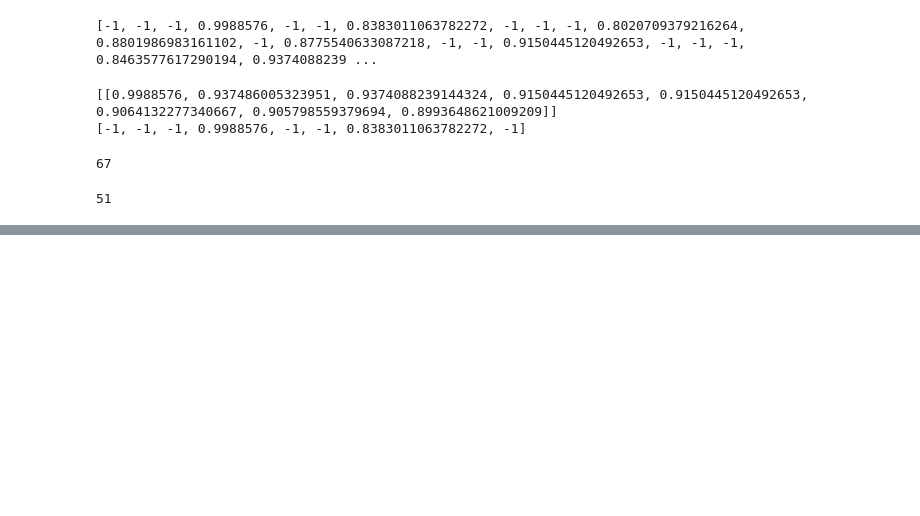
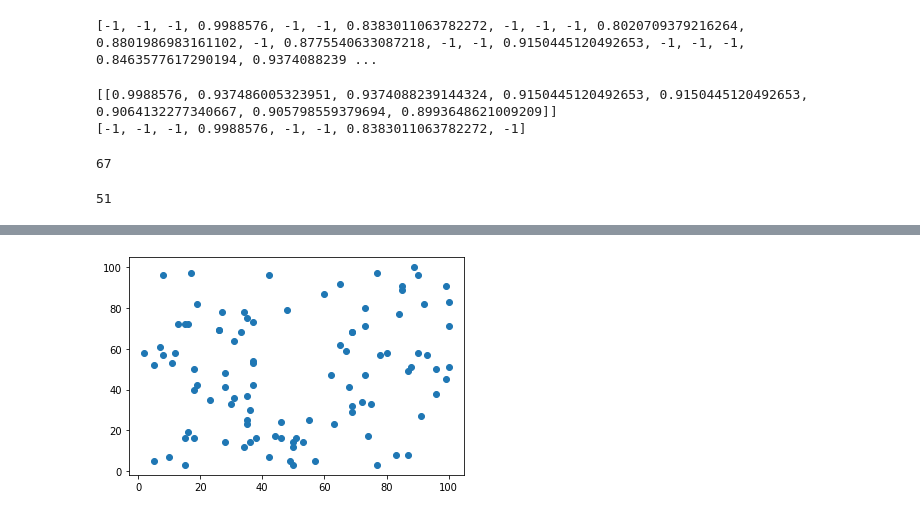
Before and after one commit to goyalgitesh/ResearchWorkWSN, a Jupyter notebook: ImplementedGWO/OurWork.ipynb, the cells around one changed output, grey strips where cells are left out. Saved outputs shown, nothing was run; the diff lists cells and outputs as text; code cells hidden in the pictures; blank space fills up the shorter version.

```diff
--- a/ImplementedGWO/OurWork.ipynb
+++ b/ImplementedGWO/OurWork.ipynb
@@ -253,0 +363,17 @@ df2.tail(50)
+# %%
+Avail = [1 for i in range(0,100)]  # Available Nodes
+for i in range(0,100):
+    if(Nodes[i].isDirect == True):
+        Avail[i] = -1
+# %%
+temp = {}
+temp['CH1']= Nodes[3].CH1
+temp['CH2']= Nodes[3].CH2
+temp['CH3']= Nodes[3].CH3
+temp['CH4']= Nodes[3].CH4
+temp['CH5']= Nodes[3].CH5
+temp['CH6']= Nodes[3].CH6
+temp['CH7']= Nodes[3].CH7
+temp['CH8']= Nodes[3].CH8
+sorted_temp = dict(sorted(temp.items(), key=lambda item: item[1]))
+sorted_temp
@@ -253,0 +487,4 @@ df2.tail(50)
+# %%
+ClusterNum = findClusterNumber(Nodes,ClusterHeads,Avail)
+print(ClusterNum)
+print(len(ClusterNum))
@@ -253,0 +494,4 @@ df2.tail(50)
+# %%
+df2['whichCH'] = ClusterNum
+#df2.drop('ClusterNumber',axis = 1, inplace =  True)
+df2[1:50]
@@ -253,0 +518,5 @@ df2.tail(50)
+# %%
+plt.scatter(df2['x_coord'],df2['y_coord'])
+plt.show()
+# %% [output]
+[figure, added]
```
Also changed, not shown: parts of 41 cells of this notebook, 10 other files.
